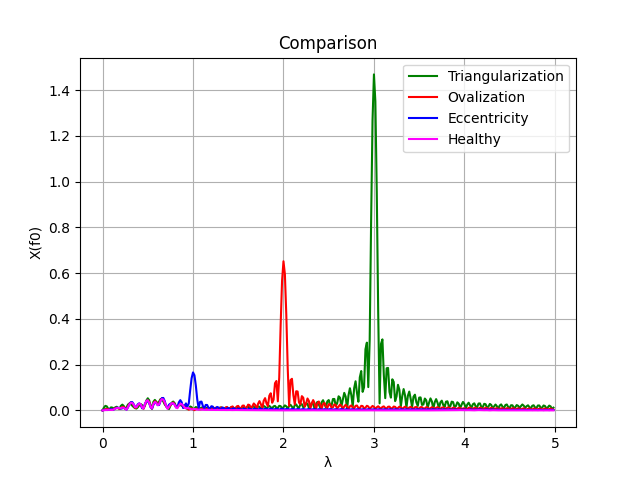
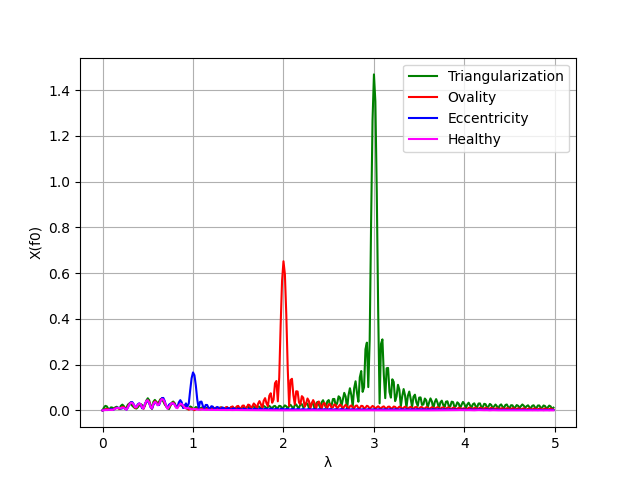
The notebook cell's code change between the first figure and the second:
--- before
+++ after
@@ -6,10 +6,12 @@
 
 plt.plot(λs,np.abs(X_lambda_2),color='green',label='Triangularization')
-plt.plot(λs,np.abs(X_lambda_1),color='red',label='Ovalization')
+plt.plot(λs,np.abs(X_lambda_1),color='red',label='Ovality')
 plt.plot(λs,np.abs(X_lambda_0),color='blue',label='Eccentricity')
 plt.plot(λs,np.abs(X_lambda_no),color='magenta',label='Healthy')
 plt.legend()
-plt.title("Comparison") 
+#plt.title("Comparison") 
 plt.xlabel('λ')
 plt.ylabel('X(f0)')
 plt.grid(True)
+
+plt.savefig('figs/Xlambda_others.pdf', format='pdf', bbox_inches='tight')

Commit: commiting old changes